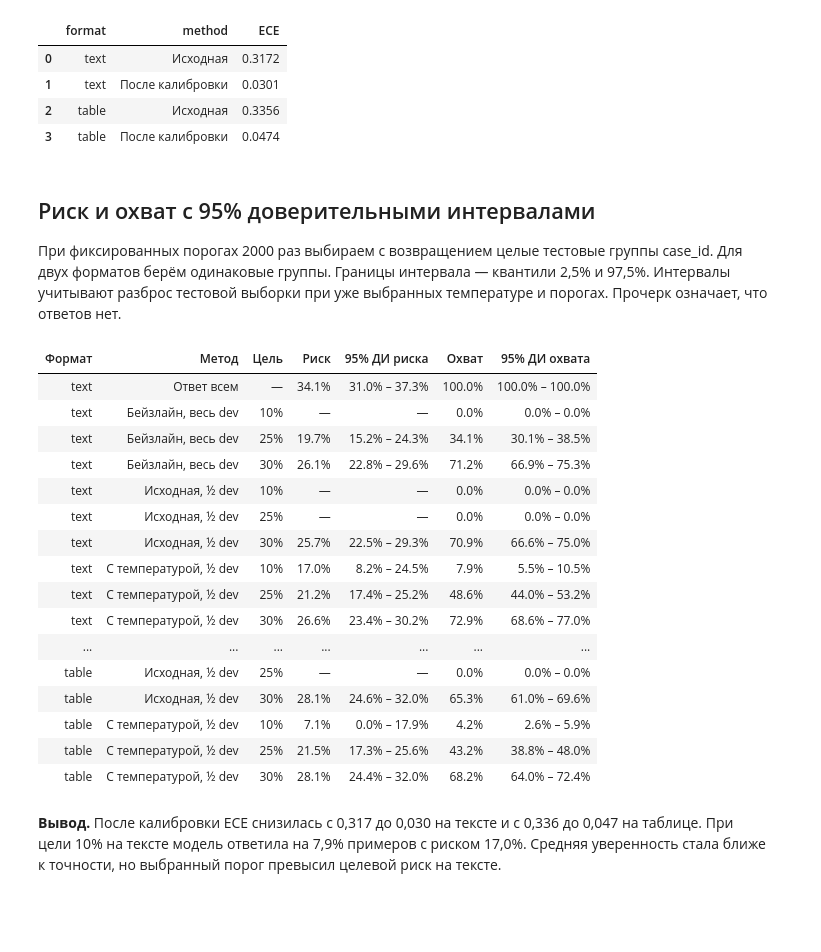
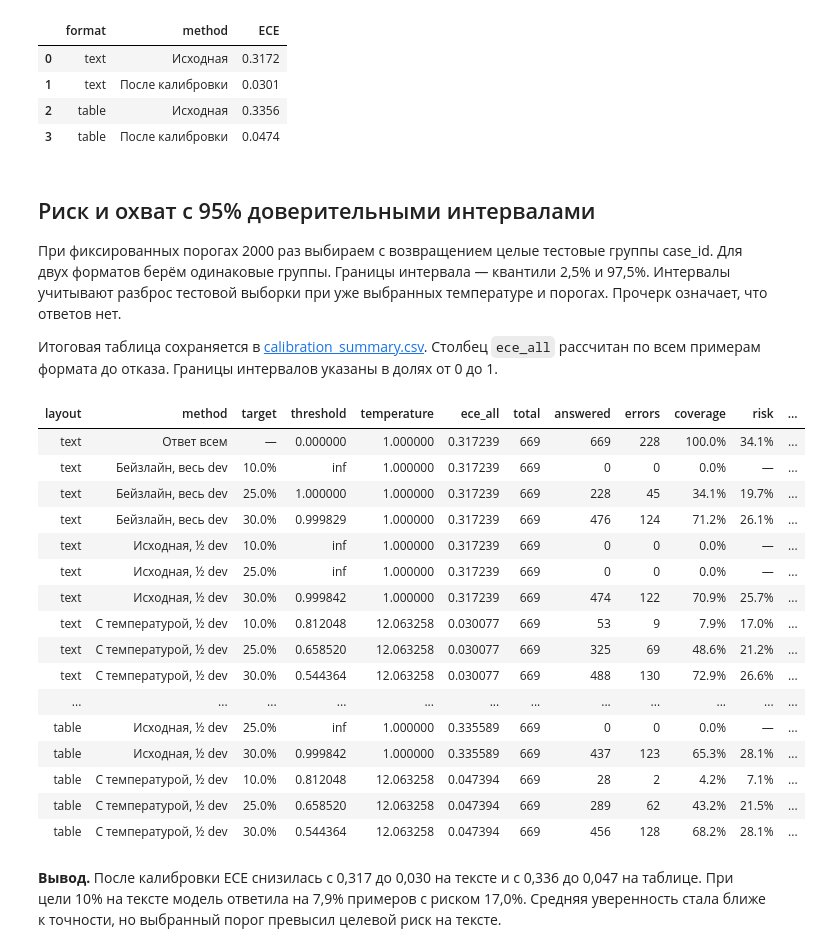
Before and after one commit to w1ngedshadow/llm-abstention, a Jupyter notebook: results/baseline_vitaminc.ipynb, the cells around one changed output. Saved outputs shown, nothing was run; the diff lists cells and outputs as text; code cells hidden in the pictures; blank space fills up the shorter version.

Commit message:
Добавлено сохранение калибровки и интервалов

```diff
--- a/results/baseline_vitaminc.ipynb
+++ b/results/baseline_vitaminc.ipynb
@@ -311,59 +311,66 @@ display(pd.DataFrame(ece_rows).round(4))
 # %% [markdown]
 ## Риск и охват с 95% доверительными интервалами
 При фиксированных порогах 2000 раз выбираем с возвращением целые тестовые группы case_id. Для двух форматов берём одинаковые группы. Границы интервала — квантили 2,5% и 97,5%. Интервалы учитывают разброс тестовой выборки при уже выбранных температуре и порогах. Прочерк означает, что ответов нет.
+
+Итоговая таблица сохраняется в [calibration_summary.csv](qwen3b_baseline/calibration_summary.csv). Столбец `ece_all` рассчитан по всем примерам формата до отказа. Границы интервалов указаны в долях от 0 до 1.
 # %%
 case_ids = sorted(test_preds["text"].case_id.unique())
 rng = np.random.default_rng(42)
 draws = rng.integers(len(case_ids), size=(2000, len(case_ids)))
 
 def interval(values):
     values = values[np.isfinite(values)]
     if len(values) == 0:
-        return "—"
+        return np.nan, np.nan
     low, high = np.quantile(values, [0.025, 0.975])
-    return f"{low:.1%} – {high:.1%}"
+    return low, high
 
 def bootstrap_row(frame, threshold):
     accepted = frame.confidence >= threshold
     counts = frame.assign(accepted=accepted, wrong=accepted & frame.error).groupby("case_id").agg(
         total=("error", "size"), answered=("accepted", "sum"), errors=("wrong", "sum"))
     total, answered, errors = counts.loc[case_ids].to_numpy()[draws].sum(axis=1).T
     risk = np.divide(errors, answered, out=np.full(len(draws), np.nan), where=answered > 0)
-    point = evaluate(frame, threshold)
-    return {"Риск": point["risk"], "95% ДИ риска": interval(risk),
-            "Охват": point["coverage"], "95% ДИ охвата": interval(answered / total)}
+    risk_low, risk_high = interval(risk)
+    coverage_low, coverage_high = interval(answered / total)
+    return {**evaluate(frame, threshold), "risk_ci_low": risk_low, "risk_ci_high": risk_high,
+            "coverage_ci_low": coverage_low, "coverage_ci_high": coverage_high}
 
+ece_by_method = {(r["format"], r["method"]): r["ECE"] for r in ece_rows}
 rows = []
 for layout, preds in test_preds.items():
-    methods = [("Ответ всем", preds, {"—": 0}),
-               ("Бейзлайн, весь dev", preds, thresholds),
-               ("Исходная, ½ dev", preds, {t: choose_threshold(tune, t) for t in targets}),
+    methods = [("Ответ всем", preds, {None: 0.0}, "Исходная"),
+               ("Бейзлайн, весь dev", preds, thresholds, "Исходная"),
+               ("Исходная, ½ dev", preds, {t: choose_threshold(tune, t) for t in targets}, "Исходная"),
                ("С температурой, ½ dev", calibrated(preds),
-                {t: choose_threshold(calibrated(tune), t) for t in targets})]
-    for method, frame, cuts in methods:
+                {t: choose_threshold(calibrated(tune), t) for t in targets}, "После калибровки")]
+    for method, frame, cuts, calibration in methods:
         for target, cut in cuts.items():
-            rows.append({"Формат": layout, "Метод": method,
-                         "Цель": target if isinstance(target, str) else f"{target:.0%}",
-                         **bootstrap_row(frame, cut)})
+            rows.append(dict(layout=layout, method=method, target=target, threshold=cut,
+                             temperature=temp if calibration == "После калибровки" else 1.0,
+                             ece_all=ece_by_method[layout, calibration], **bootstrap_row(frame, cut)))
+
 intervals = pd.DataFrame(rows)
-display(intervals.style.format({"Риск": "{:.1%}", "Охват": "{:.1%}"}, na_rep="—").hide(axis="index"))
+intervals.to_csv(OUT / "calibration_summary.csv", index=False)
+percent_cols = ["target", "risk", "risk_ci_low", "risk_ci_high", "coverage", "coverage_ci_low", "coverage_ci_high"]
+display(intervals.style.format({col: "{:.1%}" for col in percent_cols}, na_rep="—").hide(axis="index"))
 # %% [output]
-| Формат | Метод | Цель | Риск | 95% ДИ риска | Охват | 95% ДИ охвата |
-| text | Ответ всем | — | 34.1% | 31.0% – 37.3% | 100.0% | 100.0% – 100.0% |
-| text | Бейзлайн, весь dev | 10% | — | — | 0.0% | 0.0% – 0.0% |
-| text | Бейзлайн, весь dev | 25% | 19.7% | 15.2% – 24.3% | 34.1% | 30.1% – 38.5% |
-| text | Бейзлайн, весь dev | 30% | 26.1% | 22.8% – 29.6% | 71.2% | 66.9% – 75.3% |
-| text | Исходная, ½ dev | 10% | — | — | 0.0% | 0.0% – 0.0% |
-| text | Исходная, ½ dev | 25% | — | — | 0.0% | 0.0% – 0.0% |
-| text | Исходная, ½ dev | 30% | 25.7% | 22.5% – 29.3% | 70.9% | 66.6% – 75.0% |
-| text | С температурой, ½ dev | 10% | 17.0% | 8.2% – 24.5% | 7.9% | 5.5% – 10.5% |
-| text | С температурой, ½ dev | 25% | 21.2% | 17.4% – 25.2% | 48.6% | 44.0% – 53.2% |
-| text | С температурой, ½ dev | 30% | 26.6% | 23.4% – 30.2% | 72.9% | 68.6% – 77.0% |
-| ... | ... | ... | ... | ... | ... | ... |
-| table | Исходная, ½ dev | 25% | — | — | 0.0% | 0.0% – 0.0% |
-| table | Исходная, ½ dev | 30% | 28.1% | 24.6% – 32.0% | 65.3% | 61.0% – 69.6% |
-| table | С температурой, ½ dev | 10% | 7.1% | 0.0% – 17.9% | 4.2% | 2.6% – 5.9% |
-| table | С температурой, ½ dev | 25% | 21.5% | 17.3% – 25.6% | 43.2% | 38.8% – 48.0% |
-| table | С температурой, ½ dev | 30% | 28.1% | 24.4% – 32.0% | 68.2% | 64.0% – 72.4% |
+| layout | method | target | threshold | temperature | ece_all | total | answered | errors | coverage | risk | ... |
+| text | Ответ всем | — | 0.000000 | 1.000000 | 0.317239 | 669 | 669 | 228 | 100.0% | 34.1% | ... |
+| text | Бейзлайн, весь dev | 10.0% | inf | 1.000000 | 0.317239 | 669 | 0 | 0 | 0.0% | — | ... |
+| text | Бейзлайн, весь dev | 25.0% | 1.000000 | 1.000000 | 0.317239 | 669 | 228 | 45 | 34.1% | 19.7% | ... |
+| text | Бейзлайн, весь dev | 30.0% | 0.999829 | 1.000000 | 0.317239 | 669 | 476 | 124 | 71.2% | 26.1% | ... |
+| text | Исходная, ½ dev | 10.0% | inf | 1.000000 | 0.317239 | 669 | 0 | 0 | 0.0% | — | ... |
+| text | Исходная, ½ dev | 25.0% | inf | 1.000000 | 0.317239 | 669 | 0 | 0 | 0.0% | — | ... |
+| text | Исходная, ½ dev | 30.0% | 0.999842 | 1.000000 | 0.317239 | 669 | 474 | 122 | 70.9% | 25.7% | ... |
+| text | С температурой, ½ dev | 10.0% | 0.812048 | 12.063258 | 0.030077 | 669 | 53 | 9 | 7.9% | 17.0% | ... |
+| text | С температурой, ½ dev | 25.0% | 0.658520 | 12.063258 | 0.030077 | 669 | 325 | 69 | 48.6% | 21.2% | ... |
+| text | С температурой, ½ dev | 30.0% | 0.544364 | 12.063258 | 0.030077 | 669 | 488 | 130 | 72.9% | 26.6% | ... |
+| ... | ... | ... | ... | ... | ... | ... | ... | ... | ... | ... | ... |
+| table | Исходная, ½ dev | 25.0% | inf | 1.000000 | 0.335589 | 669 | 0 | 0 | 0.0% | — | ... |
+| table | Исходная, ½ dev | 30.0% | 0.999842 | 1.000000 | 0.335589 | 669 | 437 | 123 | 65.3% | 28.1% | ... |
+| table | С температурой, ½ dev | 10.0% | 0.812048 | 12.063258 | 0.047394 | 669 | 28 | 2 | 4.2% | 7.1% | ... |
+| table | С температурой, ½ dev | 25.0% | 0.658520 | 12.063258 | 0.047394 | 669 | 289 | 62 | 43.2% | 21.5% | ... |
+| table | С температурой, ½ dev | 30.0% | 0.544364 | 12.063258 | 0.047394 | 669 | 456 | 128 | 68.2% | 28.1% | ... |
 # %% [markdown]
 **Вывод.** После калибровки ECE снизилась с 0,317 до 0,030 на тексте и с 0,336 до 0,047 на таблице. При цели 10% на тексте модель ответила на 7,9% примеров с риском 17,0%. Средняя уверенность стала ближе к точности, но выбранный порог превысил целевой риск на тексте.
```
Also changed, not shown: 1 other file.
